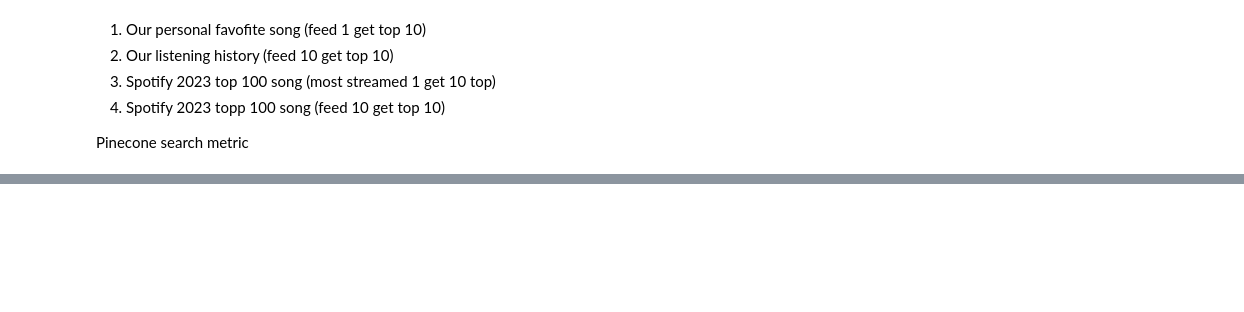
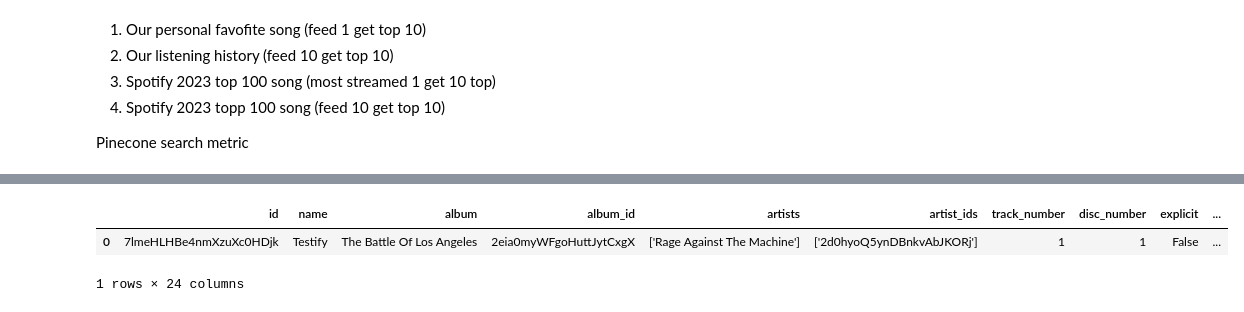
Before and after one commit to sz8689/COS_597A_Project, a Jupyter notebook: Music recommendation system.ipynb, the cells around one changed output, grey strips where cells are left out. Drawn from its saved outputs; the diff is of its cells as text; code cells hidden in the pictures; blank space fills up the shorter version.

```diff
--- a/Music recommendation system.ipynb
+++ b/Music recommendation system.ipynb
@@ -252,0 +474,6 @@ Pinecone search metric
+# %%
+df[df['id'] == '7lmeHLHBe4nmXzuXc0HDjk']
+# %% [output]
+|  | id | name | album | album_id | artists | artist_ids | track_number | disc_number | explicit | ... |
+| 0 | 7lmeHLHBe4nmXzuXc0HDjk | Testify | The Battle Of Los Angeles | 2eia0myWFgoHuttJytCxgX | ['Rage Against The Machine'] | ['2d0hyoQ5ynDBnkvAbJKORj'] | 1 | 1 | False | ... |
+1 rows × 24 columns
```
Also changed, not shown: parts of 33 cells of this notebook.
